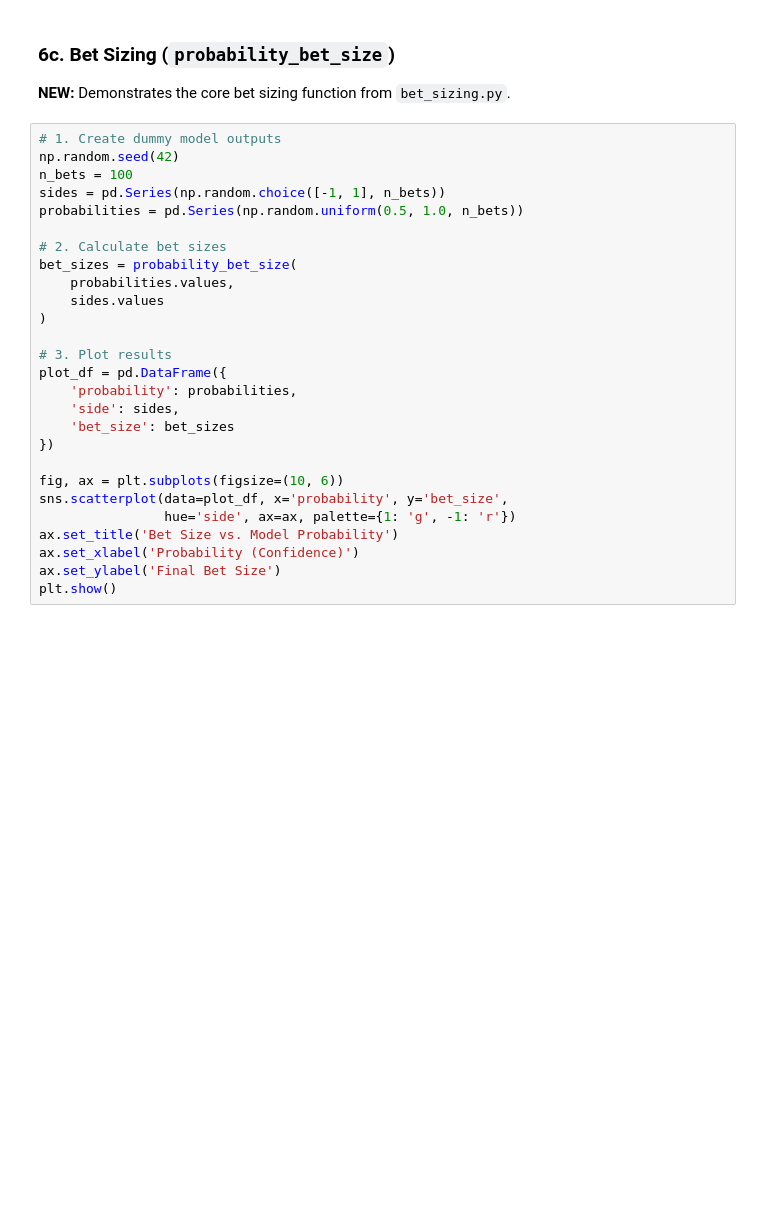
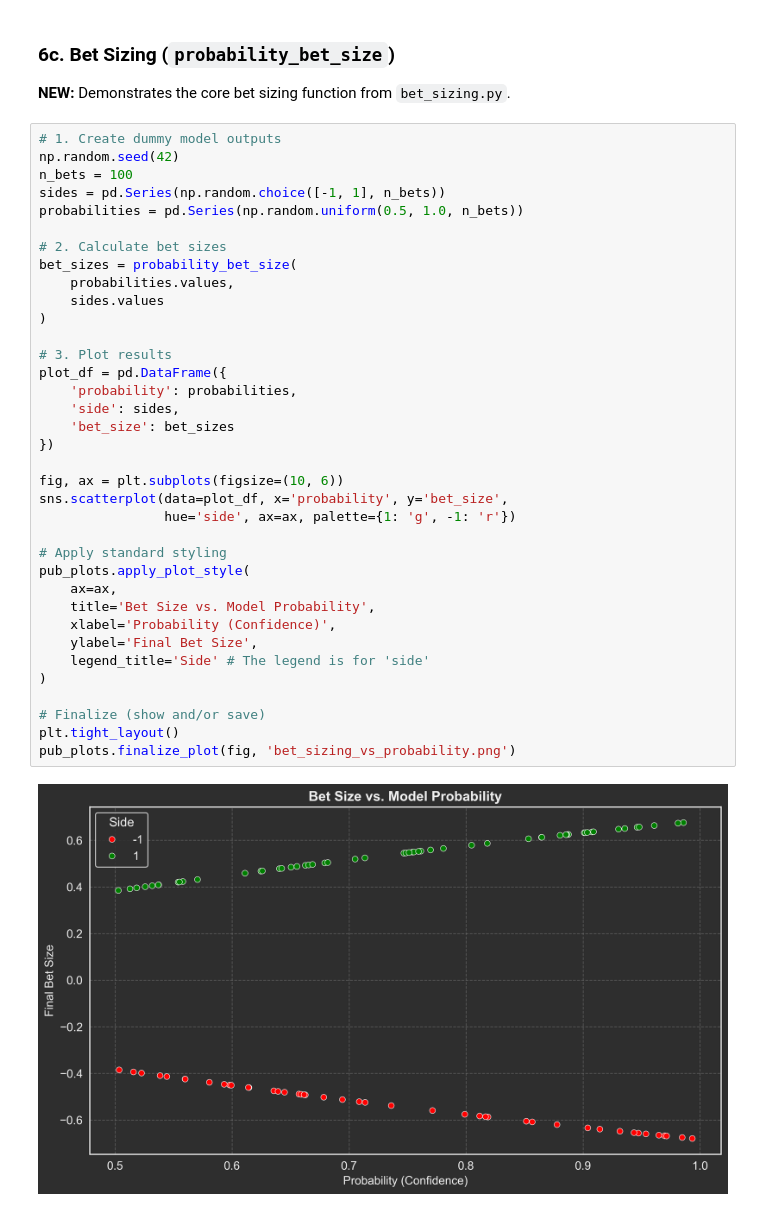
Before and after one commit to RiskLabAI/Notebooks.py, a Jupyter notebook: backtest/2_detecting_backtesy_overfitting/detecting_backtesy_overfitting.ipynb, the cells around one changed output. Cells and saved outputs as stored; diff of their text form; blank space fills up the shorter version.

```diff
--- a/backtest/2_detecting_backtesy_overfitting/detecting_backtesy_overfitting.ipynb
+++ b/backtest/2_detecting_backtesy_overfitting/detecting_backtesy_overfitting.ipynb
@@ -321,27 +390,38 @@ print(f"Weighted-Average Holding Period: {mean_holding_period:.2f} days")
 # %%
 # 1. Create dummy model outputs
 np.random.seed(42)
 n_bets = 100
 sides = pd.Series(np.random.choice([-1, 1], n_bets))
 probabilities = pd.Series(np.random.uniform(0.5, 1.0, n_bets))
 
 # 2. Calculate bet sizes
 bet_sizes = probability_bet_size(
     probabilities.values,
     sides.values
 )
 
 # 3. Plot results
 plot_df = pd.DataFrame({
     'probability': probabilities,
     'side': sides,
     'bet_size': bet_sizes
 })
 
 fig, ax = plt.subplots(figsize=(10, 6))
 sns.scatterplot(data=plot_df, x='probability', y='bet_size',
                 hue='side', ax=ax, palette={1: 'g', -1: 'r'})
-ax.set_title('Bet Size vs. Model Probability')
-ax.set_xlabel('Probability (Confidence)')
-ax.set_ylabel('Final Bet Size')
-plt.show()
+
+# Apply standard styling
+pub_plots.apply_plot_style(
+    ax=ax,
+    title='Bet Size vs. Model Probability',
+    xlabel='Probability (Confidence)',
+    ylabel='Final Bet Size',
+    legend_title='Side' # The legend is for 'side'
+)
+
+# Finalize (show and/or save)
+plt.tight_layout()
+pub_plots.finalize_plot(fig, 'bet_sizing_vs_probability.png')
+# %% [output]
+[figure, added]
```
Also changed, not shown: parts of 9 cells of this notebook, 6 other files.
